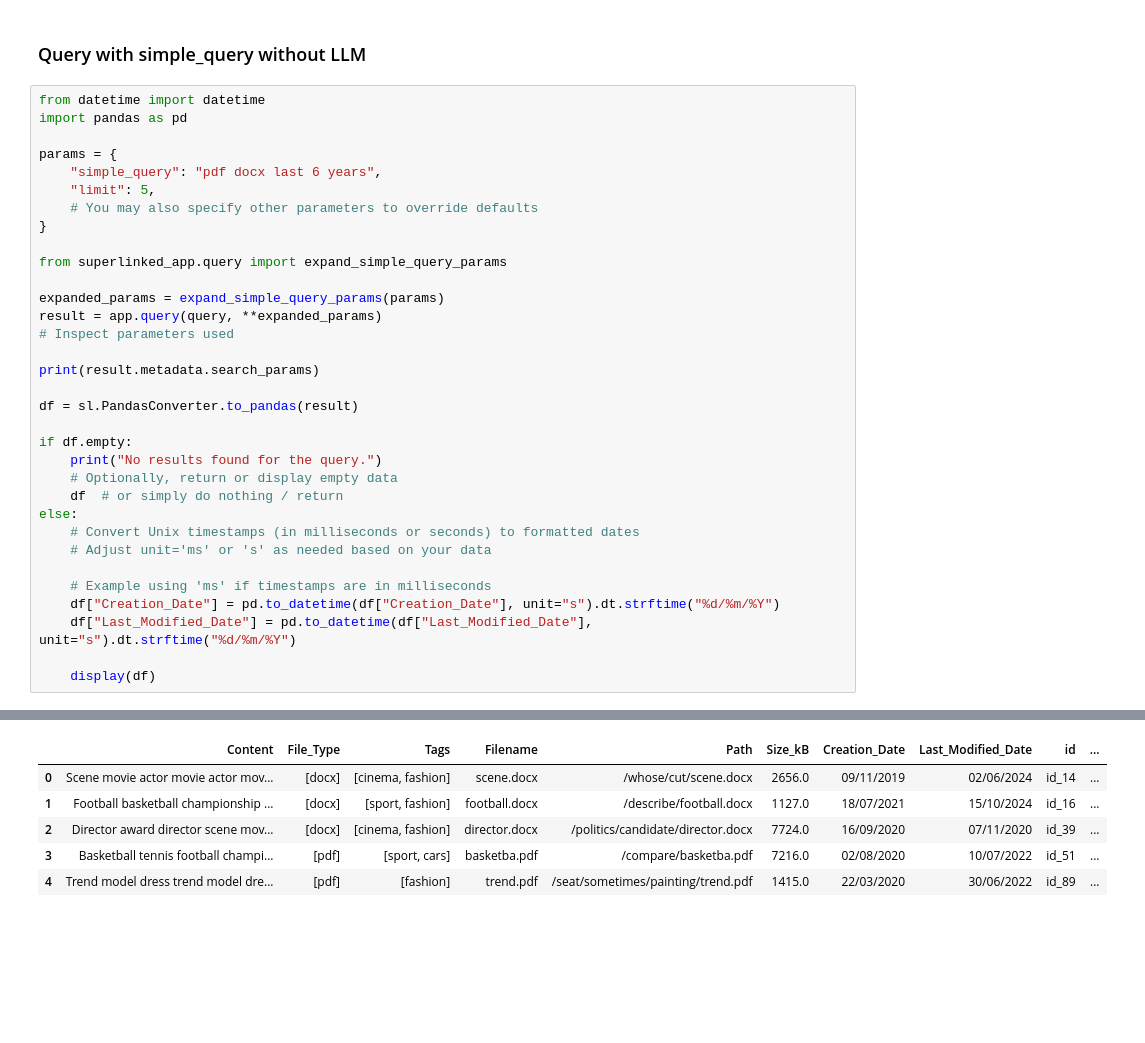
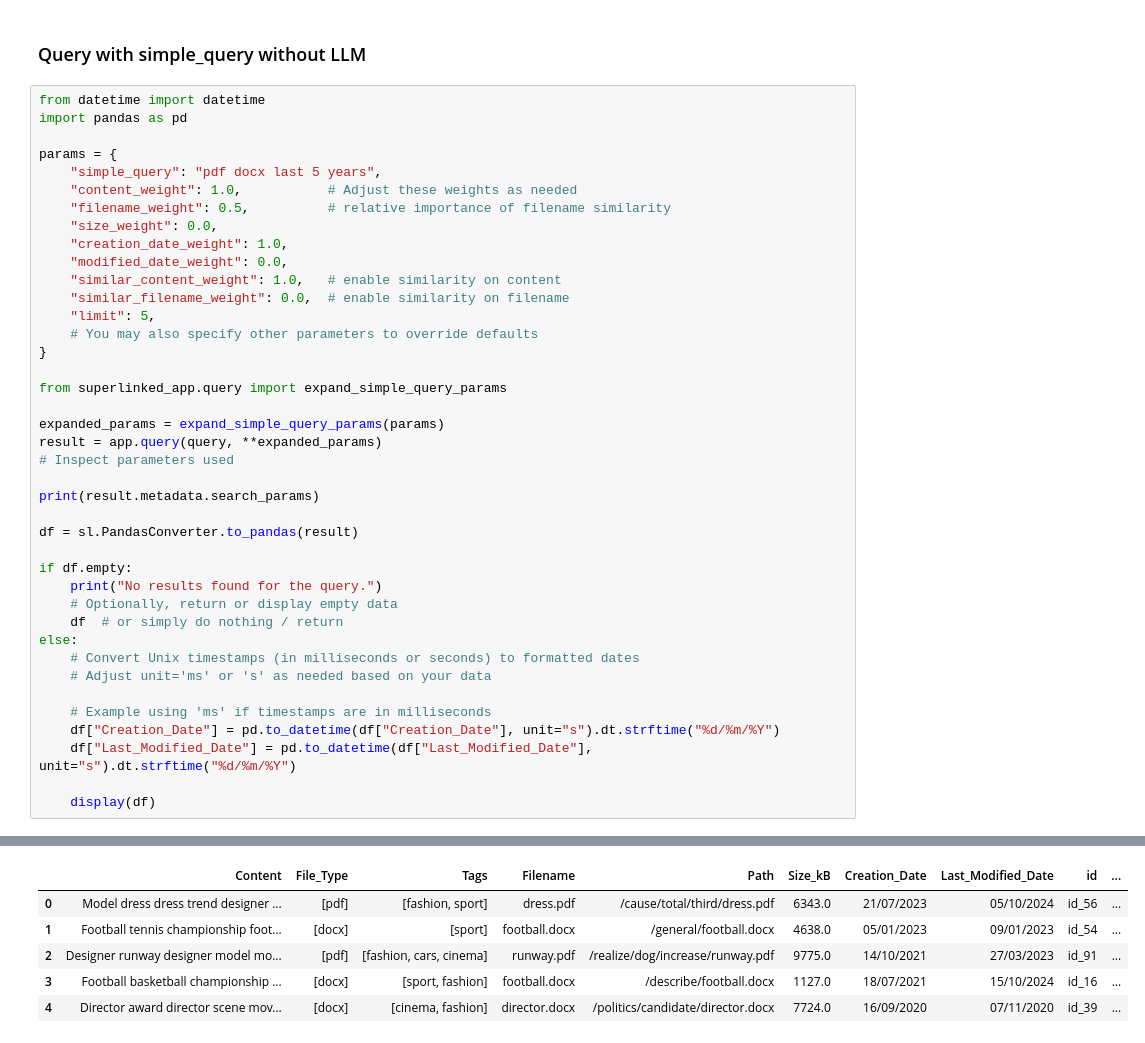
Before and after one commit to tatankam/intelligent-file-search, a Jupyter notebook: notebooks/superlinked-queries.ipynb, the cells around one changed output, grey strips where cells are left out. Drawn from its saved outputs; the diff is of its cells as text; blank space fills up the shorter version.

```diff
--- a/notebooks/superlinked-queries.ipynb
+++ b/notebooks/superlinked-queries.ipynb
@@ -255,7 +257,14 @@ from datetime import datetime
 import pandas as pd
 
 params = {
-    "simple_query": "pdf docx last 6 years",
+    "simple_query": "pdf docx last 5 years",
+    "content_weight": 1.0,           # Adjust these weights as needed
+    "filename_weight": 0.5,          # relative importance of filename similarity
+    "size_weight": 0.0,
+    "creation_date_weight": 1.0,
+    "modified_date_weight": 0.0,
+    "similar_content_weight": 1.0,   # enable similarity on content
+    "similar_filename_weight": 0.0,  # enable similarity on filename
     "limit": 5,
     # You may also specify other parameters to override defaults
 }
@@ -291,9 +300,9 @@ else:
 |  | Content | File_Type | Tags | Filename | Path | Size_kB | Creation_Date | Last_Modified_Date | id | ... |
-| 0 | Scene movie actor movie actor mov... | [docx] | [cinema, fashion] | scene.docx | /whose/cut/scene.docx | 2656.0 | 09/11/2019 | 02/06/2024 | id_14 | ... |
-| 1 | Football basketball championship ... | [docx] | [sport, fashion] | football.docx | /describe/football.docx | 1127.0 | 18/07/2021 | 15/10/2024 | id_16 | ... |
-| 2 | Director award director scene mov... | [docx] | [cinema, fashion] | director.docx | /politics/candidate/director.docx | 7724.0 | 16/09/2020 | 07/11/2020 | id_39 | ... |
-| 3 | Basketball tennis football champi... | [pdf] | [sport, cars] | basketba.pdf | /compare/basketba.pdf | 7216.0 | 02/08/2020 | 10/07/2022 | id_51 | ... |
-| 4 | Trend model dress trend model dre... | [pdf] | [fashion] | trend.pdf | /seat/sometimes/painting/trend.pdf | 1415.0 | 22/03/2020 | 30/06/2022 | id_89 | ... |
+| 0 | Model dress dress trend designer ... | [pdf] | [fashion, sport] | dress.pdf | /cause/total/third/dress.pdf | 6343.0 | 21/07/2023 | 05/10/2024 | id_56 | ... |
+| 1 | Football tennis championship foot... | [docx] | [sport] | football.docx | /general/football.docx | 4638.0 | 05/01/2023 | 09/01/2023 | id_54 | ... |
+| 2 | Designer runway designer model mo... | [pdf] | [fashion, cars, cinema] | runway.pdf | /realize/dog/increase/runway.pdf | 9775.0 | 14/10/2021 | 27/03/2023 | id_91 | ... |
+| 3 | Football basketball championship ... | [docx] | [sport, fashion] | football.docx | /describe/football.docx | 1127.0 | 18/07/2021 | 15/10/2024 | id_16 | ... |
+| 4 | Director award director scene mov... | [docx] | [cinema, fashion] | director.docx | /politics/candidate/director.docx | 7724.0 | 16/09/2020 | 07/11/2020 | id_39 | ... |
 # %%
 
 # These are the names of the semantic/numeric spaces in the same order as in your index.spaces list
```
Also changed, not shown: parts of 4 cells of this notebook.
